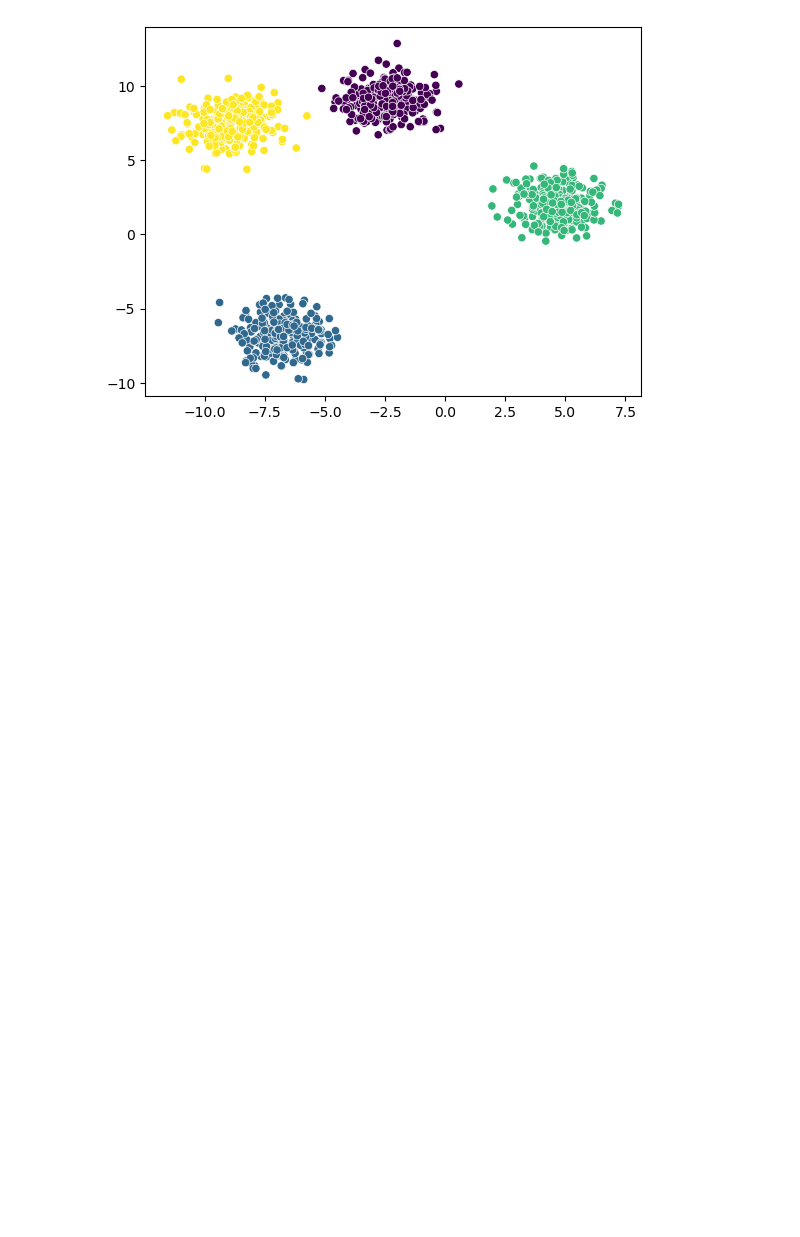
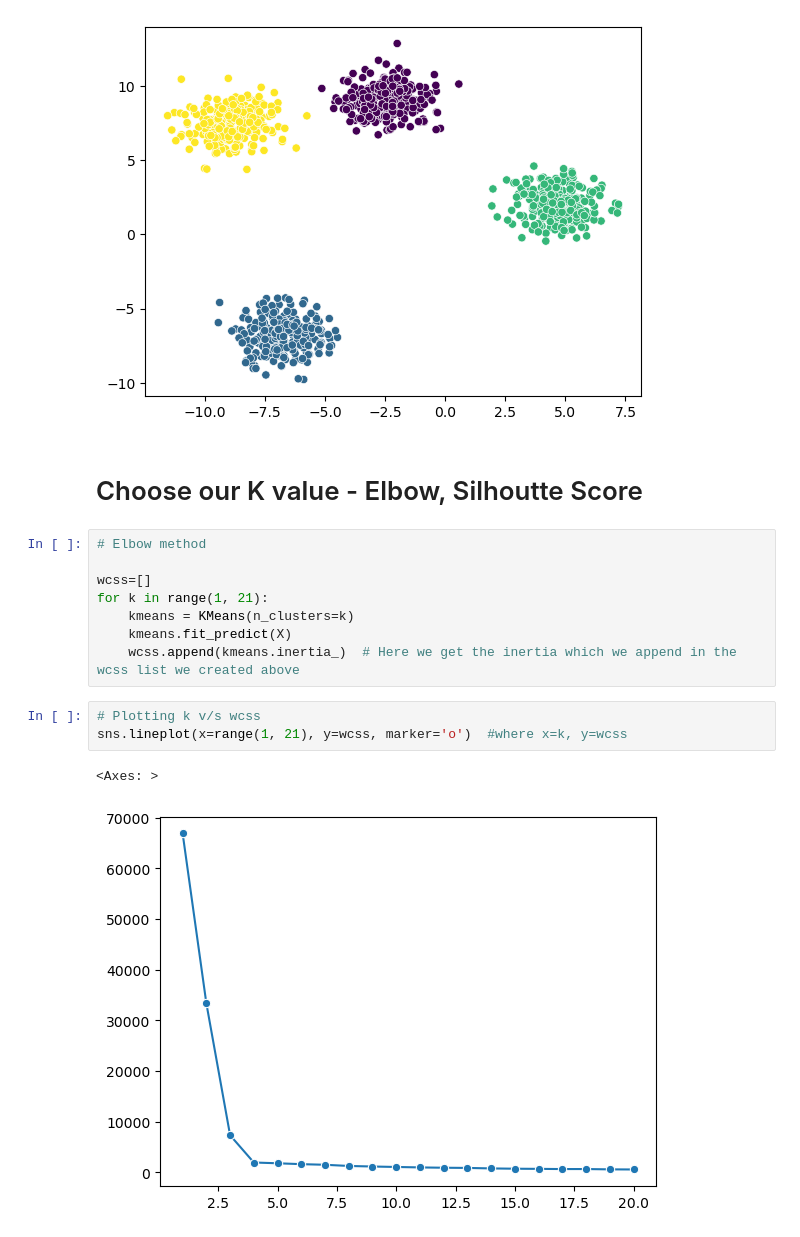
Before and after one commit to SyedMaaz786/AI_ML_Learning, a Jupyter notebook: 5-Unsupervised_Learning/01-k_means_clustering.ipynb, the cells around one changed output. Cells and saved outputs as stored; diff of their text form; blank space fills up the shorter version.

Commit message:
K Means Clustering

```diff
--- a/5-Unsupervised_Learning/01-k_means_clustering.ipynb
+++ b/5-Unsupervised_Learning/01-k_means_clustering.ipynb
@@ -34,3 +34,19 @@ sns.scatterplot(x=X[:,0], y=X[:,1], c=labels)
 # %% [output]
 <Axes: >
 [figure]
+# %% [markdown]
+# Choose our K value - Elbow, Silhoutte Score
+# %%
+# Elbow method
+
+wcss=[]
+for k in range(1, 21):
+    kmeans = KMeans(n_clusters=k)
+    kmeans.fit_predict(X)
+    wcss.append(kmeans.inertia_)  # Here we get the inertia which we append in the wcss list we created above
+# %%
+# Plotting k v/s wcss
+sns.lineplot(x=range(1, 21), y=wcss, marker='o')  #where x=k, y=wcss
+# %% [output]
+<Axes: >
+[figure, added]
```
Also changed, not shown: 1 other file.
